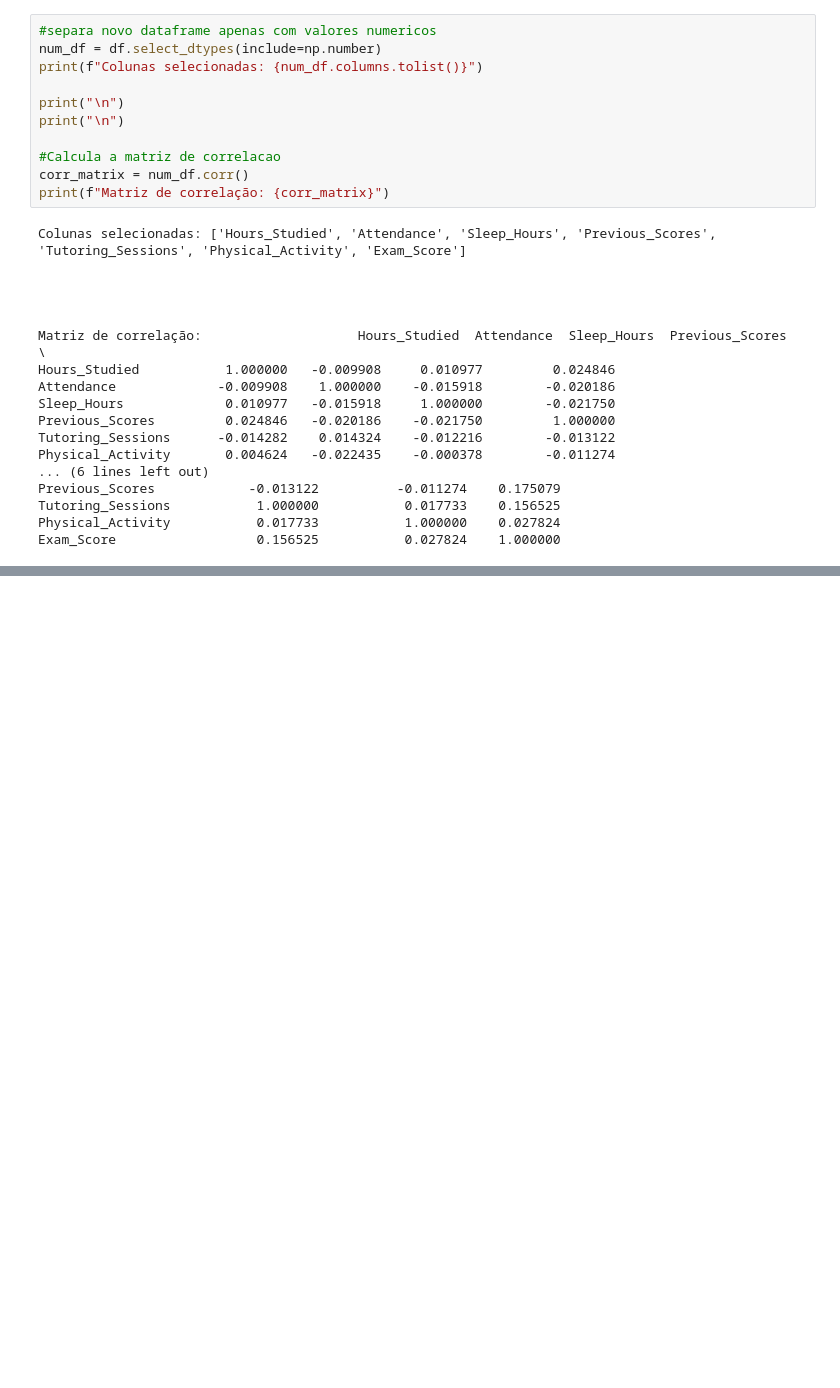
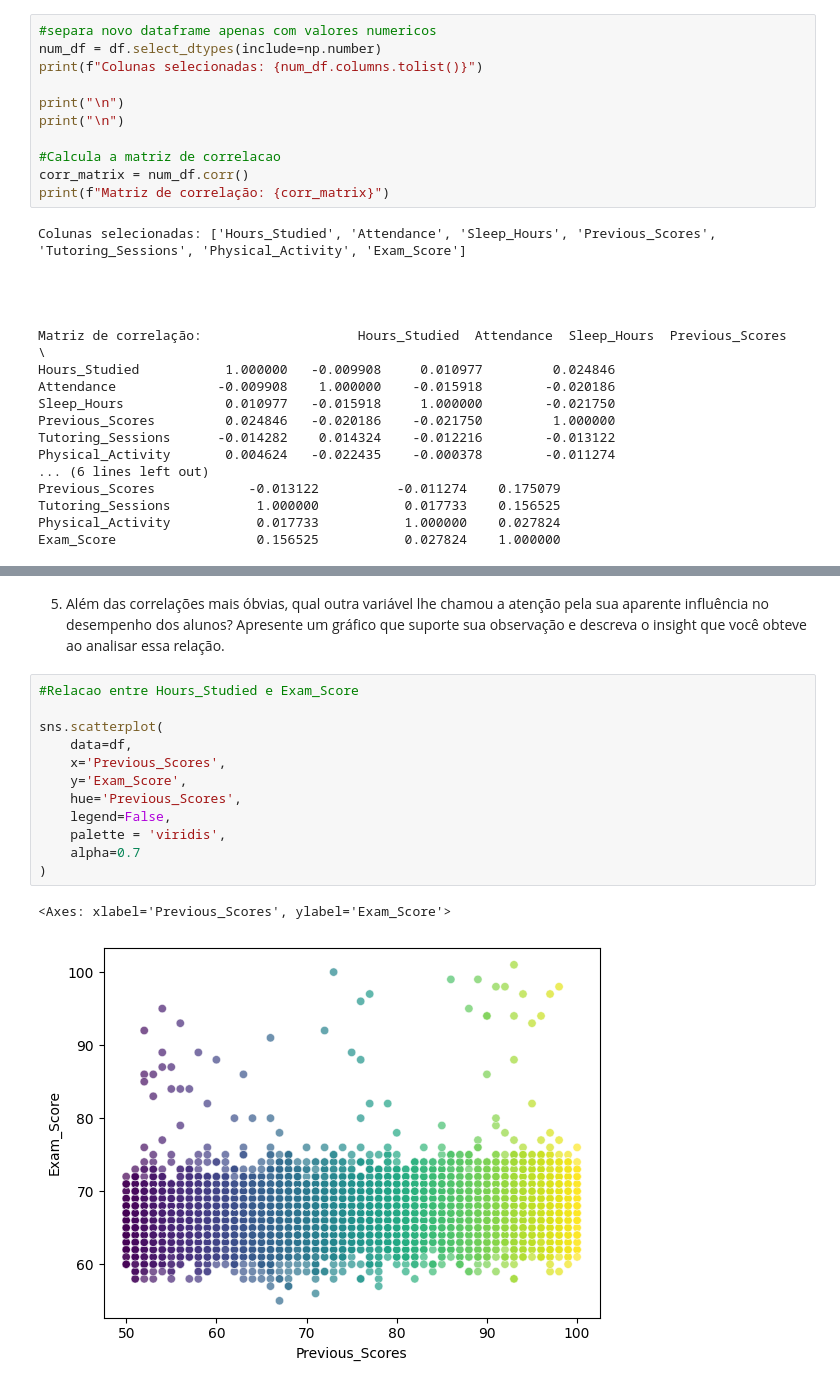
Before and after one commit to JosManoel/IA2Edu-2025.2-BTI-UFRN, a Jupyter notebook: LAB4_Analise_exploratoria_de_dados_educacionais.ipynb, the cells around one changed output, grey strips where cells are left out. Cells and saved outputs as stored; diff of their text form; blank space fills up the shorter version.

```diff
--- a/LAB4_Analise_exploratoria_de_dados_educacionais.ipynb
+++ b/LAB4_Analise_exploratoria_de_dados_educacionais.ipynb
@@ -347,0 +419,17 @@ Após realizar as análises e gerar os gráficos, utilize células de texto (Mar
+# %% [markdown]
+5. Além das correlações mais óbvias, qual outra variável lhe chamou a atenção pela sua aparente influência no desempenho dos alunos? Apresente um gráfico que suporte sua observação e descreva o insight que você obteve ao analisar essa relação.
+# %%
+#Relacao entre Hours_Studied e Exam_Score
+
+sns.scatterplot(
+    data=df,
+    x='Previous_Scores',
+    y='Exam_Score',
+    hue='Previous_Scores',
+    legend=False,
+    palette = 'viridis',
+    alpha=0.7
+)
+# %% [output]
+<Axes: xlabel='Previous_Scores', ylabel='Exam_Score'>
+[figure, added]
```
Also changed, not shown: parts of 21 cells of this notebook.
